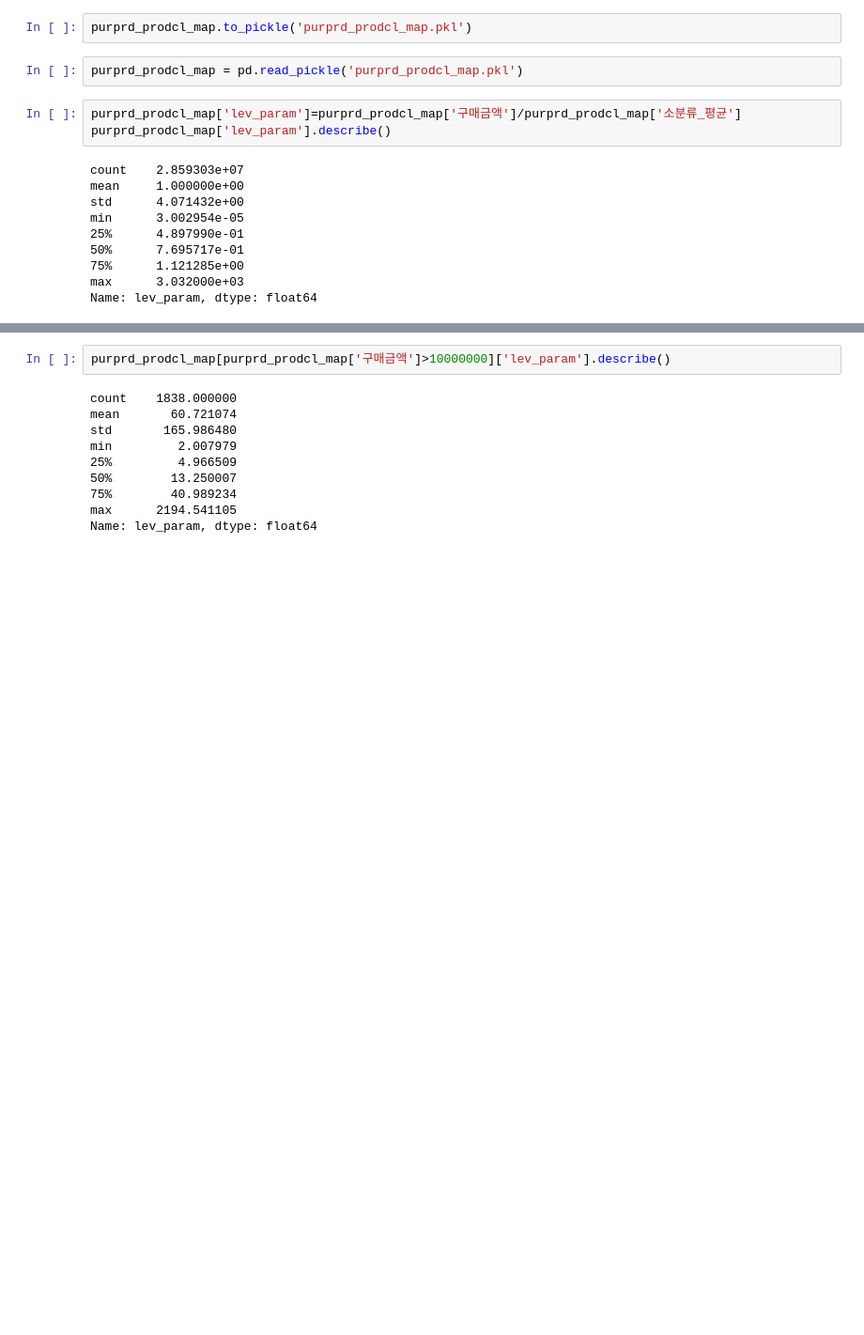
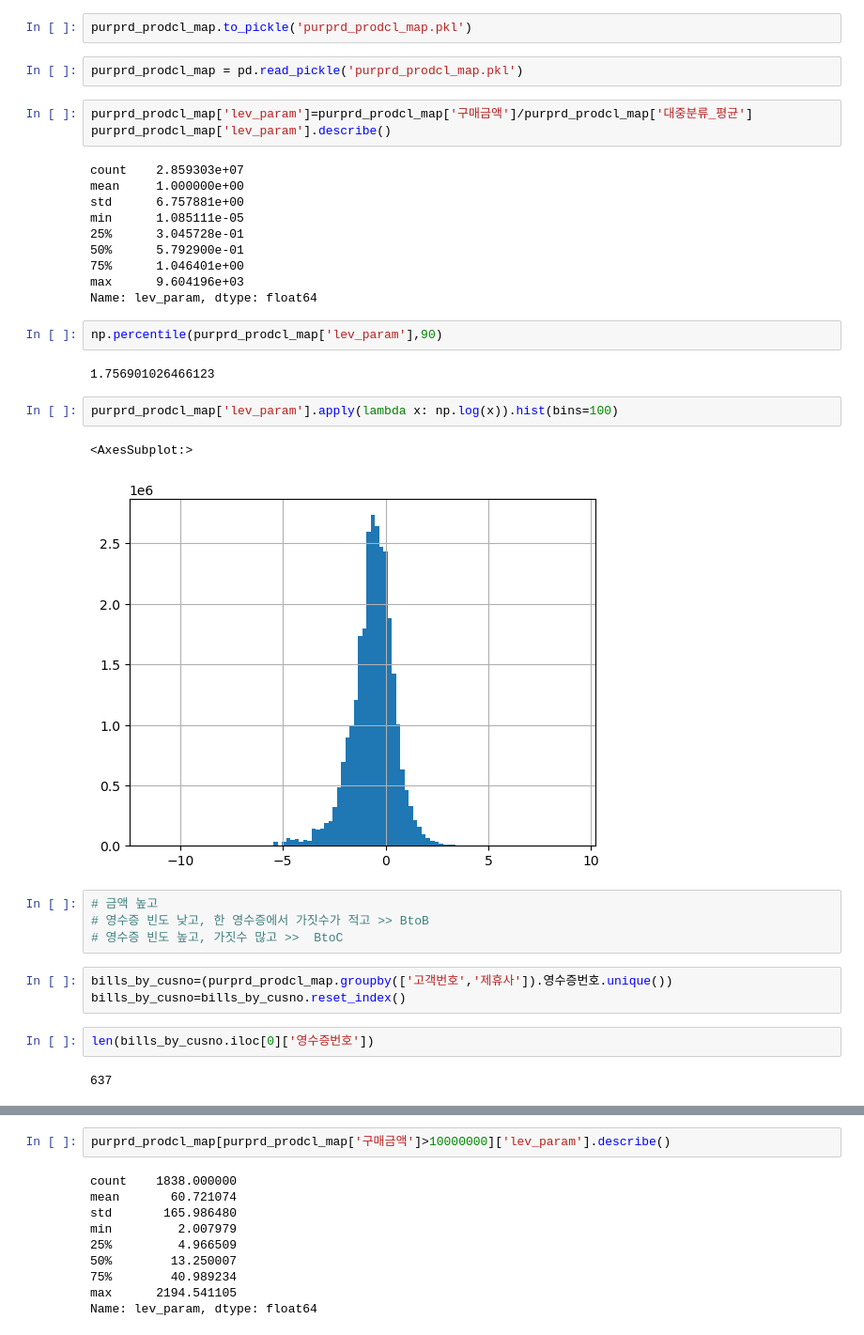
Before and after one commit to PKLH/cakd_LP, a Jupyter notebook: WorkSpace/Kim/EDA_minsup.ipynb, the cells around one changed output, grey strips where cells are left out. Shown at 94% size. Cells and saved outputs as stored; diff of their text form; blank space fills up the shorter version.

```diff
--- a/WorkSpace/Kim/EDA_minsup.ipynb
+++ b/WorkSpace/Kim/EDA_minsup.ipynb
@@ -2150,15 +2218,35 @@ purprd_prodcl_map.to_pickle('purprd_prodcl_map.pkl')
 # %%
 purprd_prodcl_map = pd.read_pickle('purprd_prodcl_map.pkl')
 # %%
-purprd_prodcl_map['lev_param']=purprd_prodcl_map['구매금액']/purprd_prodcl_map['소분류_평균']
+purprd_prodcl_map['lev_param']=purprd_prodcl_map['구매금액']/purprd_prodcl_map['대중분류_평균']
 purprd_prodcl_map['lev_param'].describe()
 # %% [output]
 count    2.859303e+07
 mean     1.000000e+00
-std      4.071432e+00
-min      3.002954e-05
-25%      4.897990e-01
-50%      7.695717e-01
-75%      1.121285e+00
-max      3.032000e+03
+std      6.757881e+00
+min      1.085111e-05
+25%      3.045728e-01
+50%      5.792900e-01
+75%      1.046401e+00
+max      9.604196e+03
 Name: lev_param, dtype: float64
+# %%
+np.percentile(purprd_prodcl_map['lev_param'],90)
+# %% [output]
+1.756901026466123
+# %%
+purprd_prodcl_map['lev_param'].apply(lambda x: np.log(x)).hist(bins=100)
+# %% [output]
+<AxesSubplot:>
+[figure, added]
+# %%
+# 금액 높고
+# 영수증 빈도 낮고, 한 영수증에서 가짓수가 적고 >> BtoB
+# 영수증 빈도 높고, 가짓수 많고 >>  BtoC
+# %%
+bills_by_cusno=(purprd_prodcl_map.groupby(['고객번호','제휴사']).영수증번호.unique())
+bills_by_cusno=bills_by_cusno.reset_index()
+# %%
+len(bills_by_cusno.iloc[0]['영수증번호'])
+# %% [output]
+637
```
Also changed, not shown: parts of 22 cells of this notebook.
